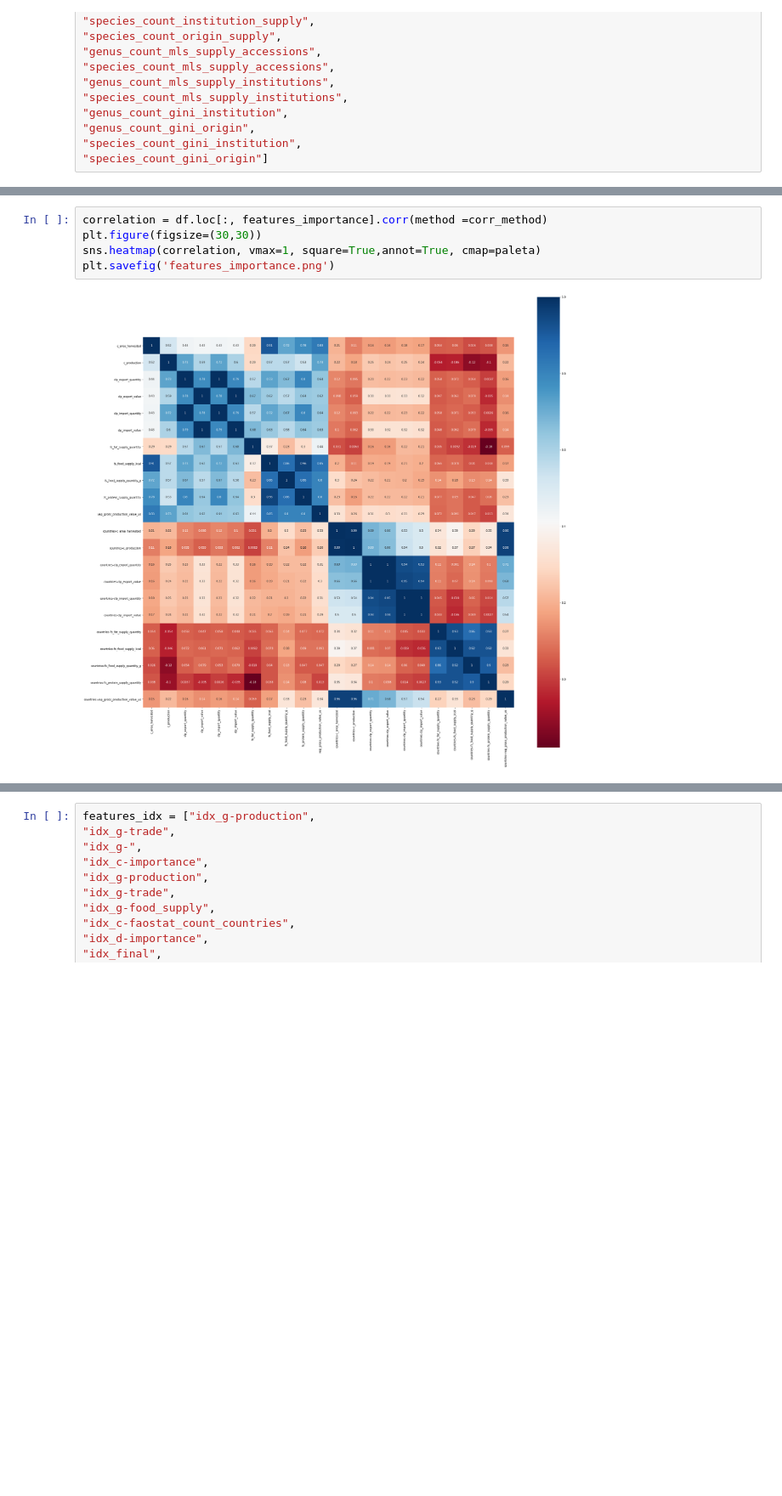
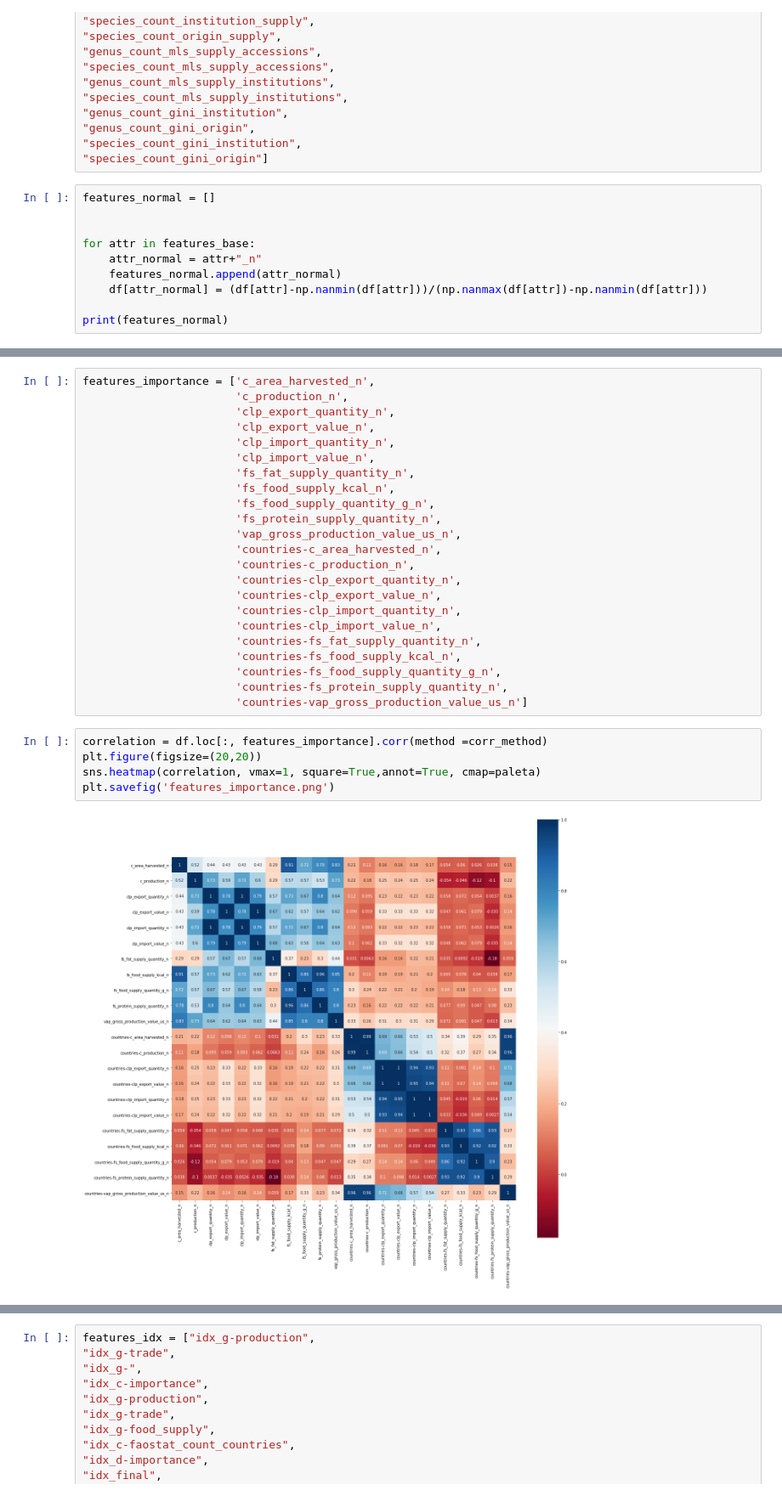
Before and after one commit to CIAT-DAPA/PlantTreatyInterdependence, a Jupyter notebook: src/Python/Indicator_jupyter/indicator.ipynb, the cells around one changed output, grey strips where cells are left out. Shown at 85% size. Saved outputs shown, nothing was run; the diff lists cells and outputs as text; blank space fills up the shorter version.

Commit message:
normalize

```diff
--- a/src/Python/Indicator_jupyter/indicator.ipynb
+++ b/src/Python/Indicator_jupyter/indicator.ipynb
@@ -118,3 +118,13 @@ features_base = ["c_area_harvested",
 "genus_count_gini_origin",
 "species_count_gini_institution",
 "species_count_gini_origin"]
+# %%
+features_normal = []
+
+
+for attr in features_base:
+    attr_normal = attr+"_n"
+    features_normal.append(attr_normal)
+    df[attr_normal] = (df[attr]-np.nanmin(df[attr]))/(np.nanmax(df[attr])-np.nanmin(df[attr]))
+
+print(features_normal)
@@ -151,7 +140,30 @@ features_importance = ["c_area_harvested",
+# %%
+features_importance = ['c_area_harvested_n',
+                       'c_production_n',
+                       'clp_export_quantity_n',
+                       'clp_export_value_n',
+                       'clp_import_quantity_n',
+                       'clp_import_value_n',
+                       'fs_fat_supply_quantity_n',
+                       'fs_food_supply_kcal_n',
+                       'fs_food_supply_quantity_g_n',
+                       'fs_protein_supply_quantity_n',
+                       'vap_gross_production_value_us_n',
+                       'countries-c_area_harvested_n',
+                       'countries-c_production_n',
+                       'countries-clp_export_quantity_n',
+                       'countries-clp_export_value_n',
+                       'countries-clp_import_quantity_n',
+                       'countries-clp_import_value_n',
+                       'countries-fs_fat_supply_quantity_n',
+                       'countries-fs_food_supply_kcal_n',
+                       'countries-fs_food_supply_quantity_g_n',
+                       'countries-fs_protein_supply_quantity_n',
+                       'countries-vap_gross_production_value_us_n']
 # %%
 correlation = df.loc[:, features_importance].corr(method =corr_method)
-plt.figure(figsize=(30,30))
+plt.figure(figsize=(20,20))
 sns.heatmap(correlation, vmax=1, square=True,annot=True, cmap=paleta)
 plt.savefig('features_importance.png')
 # %% [output]
-[figure, old version]
+[figure, new version]
```
Also changed, not shown: parts of 7 cells of this notebook.
